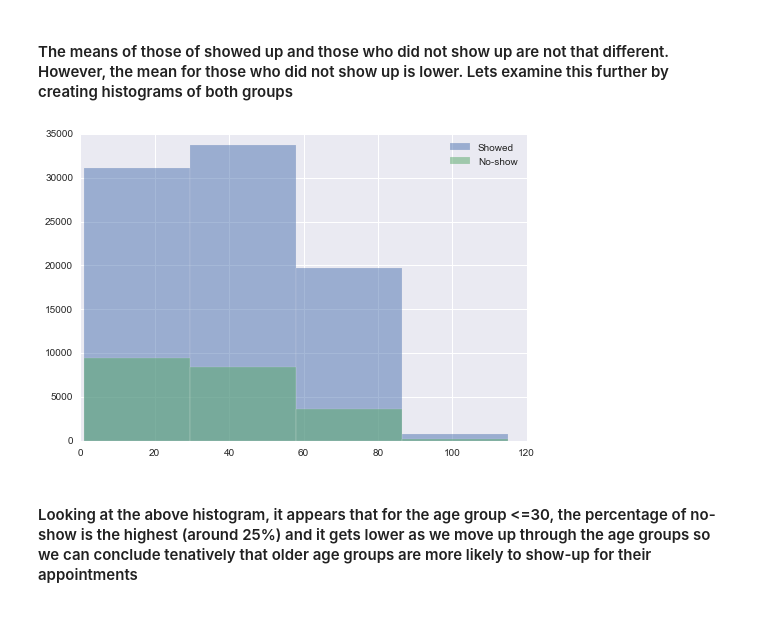
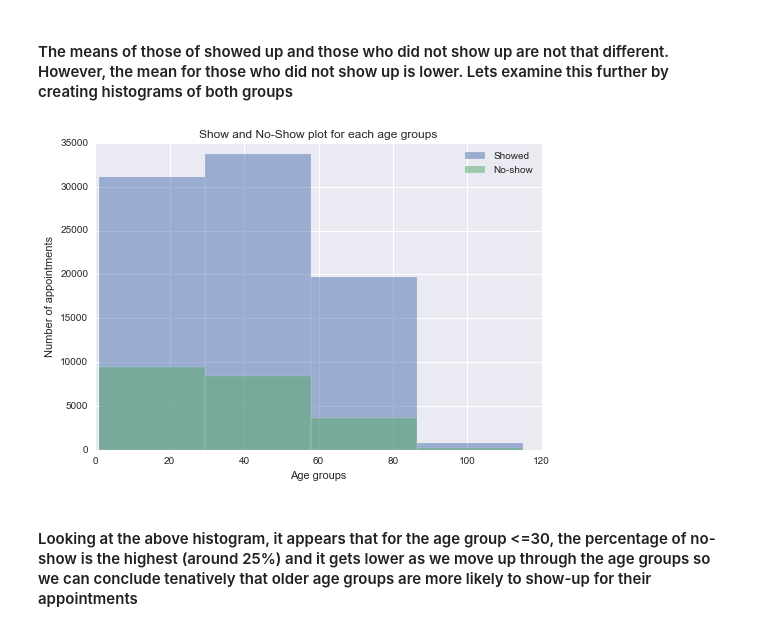
Before and after one commit to walidsi/Udacity_ADA, a Jupyter notebook: No_Show_Appointments_Analysis.ipynb, the cells around one changed output. Cells and saved outputs as stored; diff of their text form; code cells hidden in the pictures.

```diff
--- a/No_Show_Appointments_Analysis.ipynb
+++ b/No_Show_Appointments_Analysis.ipynb
@@ -322,10 +325,13 @@ df.age[showed].mean()
 # %%
 plt.style.use('seaborn')
 df.age[showed].hist(alpha=0.5, bins=4, label='Showed')
 df.age[noshow].hist(alpha=0.5, bins=4, label='No-show')
+plt.title("Show and No-Show plot for each age groups")
+plt.xlabel("Age groups")
+plt.ylabel("Number of appointments")
 plt.legend();
 # %% [output]
-[figure, old version]
+[figure, new version]
 # %% [markdown]
 #### Looking at the above histogram, it appears that for the age group <=30, the percentage of no-show is the highest (around 25%) and it gets lower as we move up through the age groups so we can conclude tenatively that older age groups are more likely to show-up for their appointments
 # %%
```
Also changed, not shown: parts of 8 cells of this notebook.
